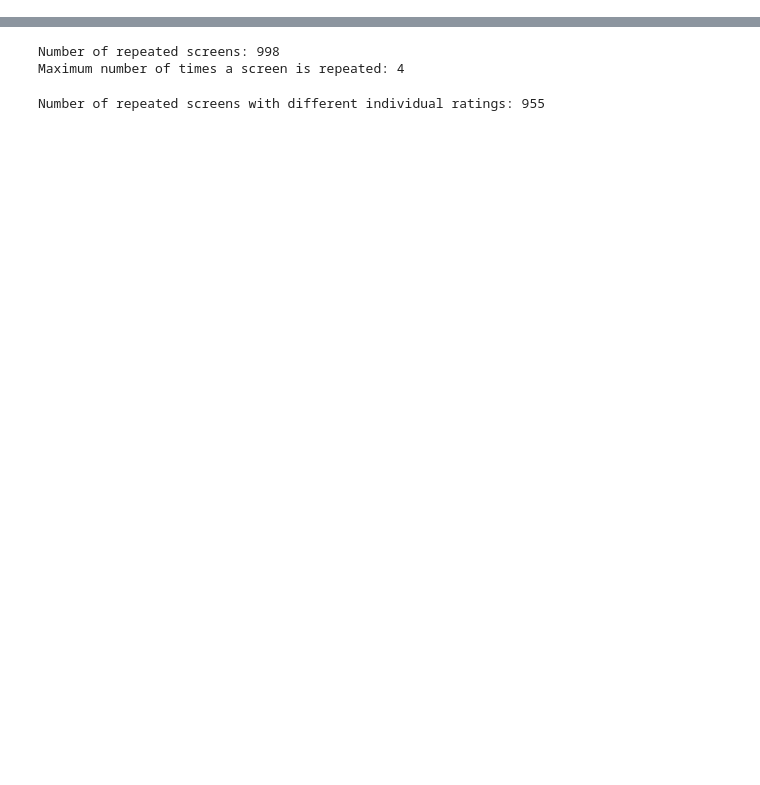
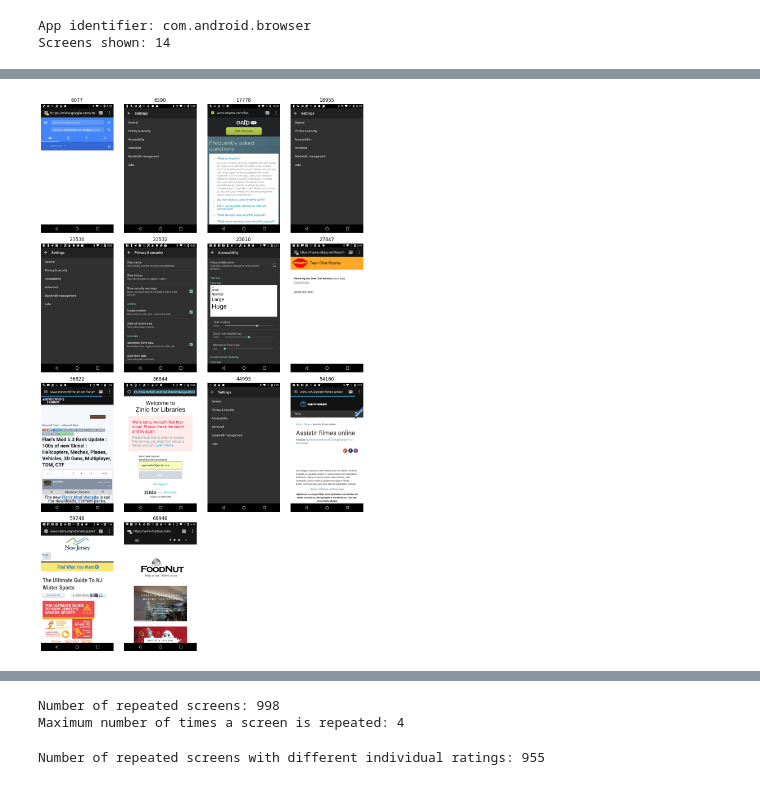
Before and after one commit to mm-khalil1/LLM-vs-Human-UI-Critique-Analysis, a Jupyter notebook: data/dataset/1-preprocessing_dataset.ipynb, the cells around one changed output, grey strips where cells are left out. Drawn from its saved outputs; the diff is of its cells as text; code cells hidden in the pictures; blank space fills up the shorter version.

```diff
--- a/data/dataset/1-preprocessing_dataset.ipynb
+++ b/data/dataset/1-preprocessing_dataset.ipynb
@@ -683,0 +562,17 @@ uicrit_notna_deduped_df.to_parquet(cleaned_dataset_dir + '/uicrit_notna_deduped.
+# %%
+df_notna_deduped = df_notna_deduped.sort_values(['rico_id', 'task']).reset_index(drop=True)
+
+max_tasks_per_screen = df_notna_deduped.groupby('rico_id').size().max()
+print(f'Max number of tasks per screen before manual same-task drops: {max_tasks_per_screen}')
+
+df_notna_deduped['task_number'] = df_notna_deduped.groupby('rico_id').cumcount() + 1
+screen_task_ids = (
+    df_notna_deduped['rico_id'].astype(str)
+    + '_T'
+    + df_notna_deduped['task_number'].map(lambda task_number: f'{task_number:02d}')
+)
+df_notna_deduped.insert(0, 'screen_task_id', screen_task_ids)
+df_notna_deduped = df_notna_deduped.drop(columns='task_number')
+
+print(f'Rows assigned screen_task_id: {len(df_notna_deduped)}')
+display(df_notna_deduped[['screen_task_id', 'rico_id', 'task']].head())
@@ -683,0 +760,28 @@ uicrit_notna_deduped_df.to_parquet(cleaned_dataset_dir + '/uicrit_notna_deduped.
+# %%
+selected_app_identifier = 'com.android.browser'
+max_screens_to_show = 20
+
+selected_app_screen_tasks_df = (
+    df_notna_deduped[df_notna_deduped['app_identifier'] == selected_app_identifier]
+    .sort_values(['rico_id', 'task'])
+    [
+        [
+            'screen_task_id', 'rico_id', 'task', 'app_identifier', 'app', 'app_category',
+            'num_comments', 'comments_source'
+        ]
+    ]
+)
+selected_app_screens = (
+    selected_app_screen_tasks_df['rico_id']
+    .drop_duplicates()
+    .head(max_screens_to_show)
+    .tolist()
+)
+
+print(f'App identifier: {selected_app_identifier}')
+print(f'Screens shown: {len(selected_app_screens)}')
+display(selected_app_screen_tasks_df)
+show_screen_grid(selected_app_screens, used_screens_dir, max_cols=4, extensions=image_extensions)
+# %% [output]
+App identifier: com.android.browser
+Screens shown: 14
@@ -683,0 +805 @@ uicrit_notna_deduped_df.to_parquet(cleaned_dataset_dir + '/uicrit_notna_deduped.
+[figure, added]
```
Also changed, not shown: parts of 124 cells of this notebook, 48 other files.
